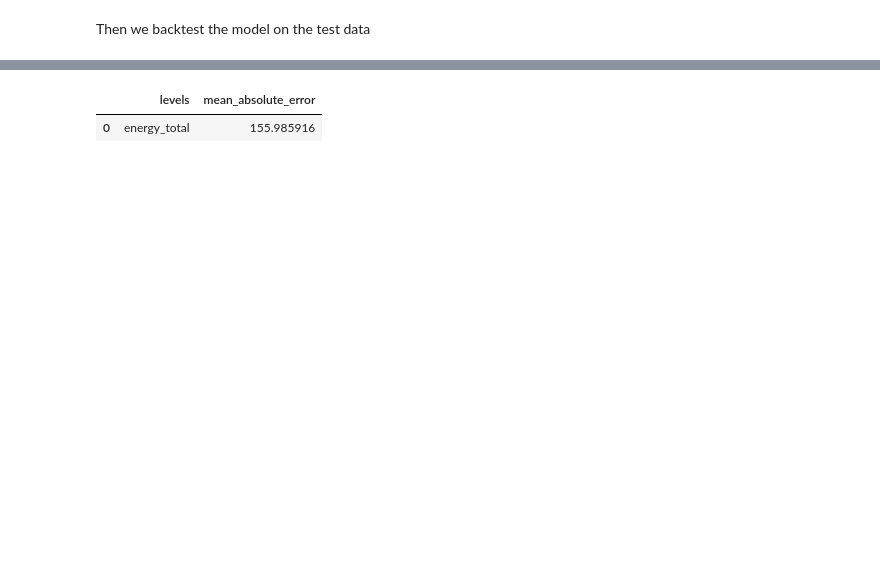
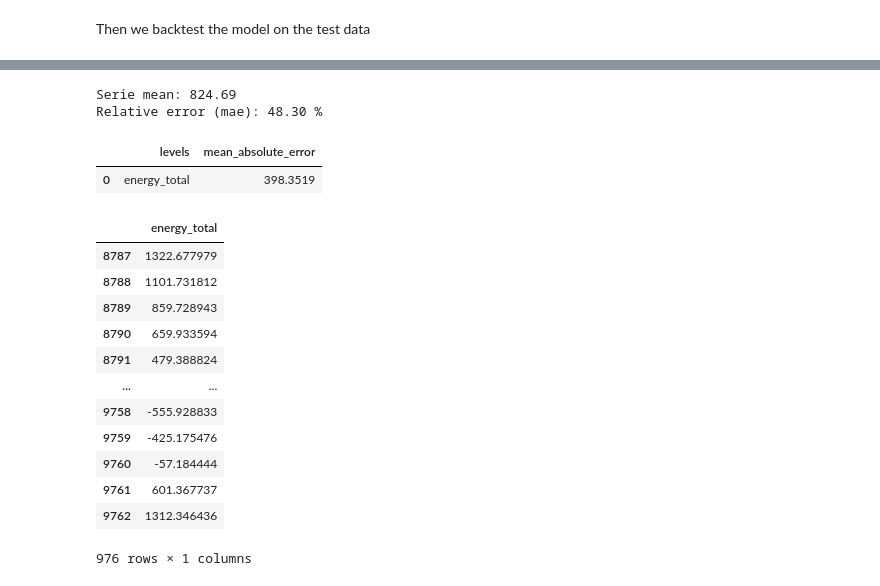
Before and after one commit to hellum55/Data-Science-Project, a Jupyter notebook: data_science_project/Praktik/Models.ipynb, the cells around one changed output, grey strips where cells are left out. Drawn from its saved outputs; the diff is of its cells as text; code cells hidden in the pictures; blank space fills up the shorter version.

```diff
--- a/data_science_project/Praktik/Models.ipynb
+++ b/data_science_project/Praktik/Models.ipynb
@@ -167,17 +131,13 @@ Indexing the data before splitting into 75%, 15% and 5%
 # %%
 df.reset_index(drop=True, inplace=True)  # Use RangeIndex
 
-train_end = int(0.8 * len(df))
+train_end = int(0.75 * len(df))
 val_end = train_end + int(0.15 * len(df))
 
 df_train = df.iloc[:train_end, :].copy()
 df_val = df.iloc[train_end:val_end, :].copy()
 df_test = df.iloc[val_end:, :].copy()
 
-df_train_ma = df_train['energy_total']
-df_val_ma = df_val['energy_total']
-df_test_ma = df_test['energy_total']
-
 print(f"Train size: {len(df_train)}")
 print(f"Validation size: {len(df_val)}")
 print(f"Test size: {len(df_test)}")
@@ -188,3 +148,14 @@ Test size: 488
+# %%
+# Calculate mean and standard deviation for all features except 'energy_total'
+features_to_scale = [col for col in df_train.columns if col != 'energy_total']
+train_mean = df_train[features_to_scale].mean()
+train_std = df_train[features_to_scale].std()
+
+# Scale the selected features
+df_train[features_to_scale] = (df_train[features_to_scale] - train_mean) / train_std
+df_val[features_to_scale] = (df_val[features_to_scale] - train_mean) / train_std
+df_test[features_to_scale] = (df_test[features_to_scale] - train_mean) / train_std
+df[features_to_scale] = (df[features_to_scale] - train_mean) / train_std
 # %% [markdown]
 Before running our models lets check for stationarity.
 # %%
@@ -492,17 +407,12 @@ forecaster = ForecasterRnn(
     levels=levels,
     steps=steps,
     lags=lags,
-    transformer_series=MinMaxScaler(),
     fit_kwargs={
-        "epochs": 10,      # Number of epochs to train the model.
-        "batch_size": 32,  # Batch size to train the model.
-        "callbacks": [
-            EarlyStopping(monitor="val_loss", patience=3)
-        ],  # Callback to stop training when it is no longer learning.
-        "series_val": data_val,  # Validation data for model training.
+        "epochs": 20,
+        "batch_size": 64,
+        "series_val": data_val,
     },
 )
-
 forecaster
 # %% [output]
 =============
@@ -577,16 +475,16 @@ Setting an item of incompatible dtype is deprecated and will raise in a future e
 # Backtesting with test data
 # ==============================================================================
 cv = TimeSeriesFold(
-    steps=forecaster.max_step,
-    initial_train_size=len(df.loc[:val_end, :]), # Training + Validation Data
-    refit=False,
+        steps=forecaster.max_step,
+        initial_train_size=len(data.loc[:val_end, :]),
+        refit=False,
 )
 metrics, predictions = backtesting_forecaster_multiseries(
     forecaster=forecaster,
-    series=df,
+    series=data,
     levels=forecaster.levels,
     cv=cv,
     metric="mean_absolute_error",
-    verbose=False, # Set to True for detailed information
+    verbose=False,
 )
 # %% [output]
@@ -626,10 +508,35 @@ Setting an item of incompatible dtype is deprecated and will raise in a future e
+# %%
+# % Error vs series mean
+# ==============================================================================
+rel_mse = 100 * metrics.loc[0, 'mean_absolute_error'] / np.mean(data["energy_total"])
+print(f"Serie mean: {np.mean(data['energy_total']):0.2f}")
+print(f"Relative error (mae): {rel_mse:0.2f} %")
+# %% [output]
+Serie mean: 824.69
+Relative error (mae): 48.30 %
+# %%
+metrics
+# %% [output]
+|  | levels | mean_absolute_error |
+| 0 | energy_total | 398.3519 |
 # %%
-# Backtesting metrics
+# Backtesting predictions
 # ==============================================================================
-metrics
+predictions
 # %% [output]
-|  | levels | mean_absolute_error |
-| 0 | energy_total | 155.985916 |
+|  | energy_total |
+| 8787 | 1322.677979 |
+| 8788 | 1101.731812 |
+| 8789 | 859.728943 |
+| 8790 | 659.933594 |
+| 8791 | 479.388824 |
+| ... | ... |
+| 9758 | -555.928833 |
+| 9759 | -425.175476 |
+| 9760 | -57.184444 |
+| 9761 | 601.367737 |
+| 9762 | 1312.346436 |
+976 rows × 1 columns
 # %%
 import matplotlib.pyplot as plt
 
```
Also changed, not shown: parts of 27 cells of this notebook, 8 other files.
